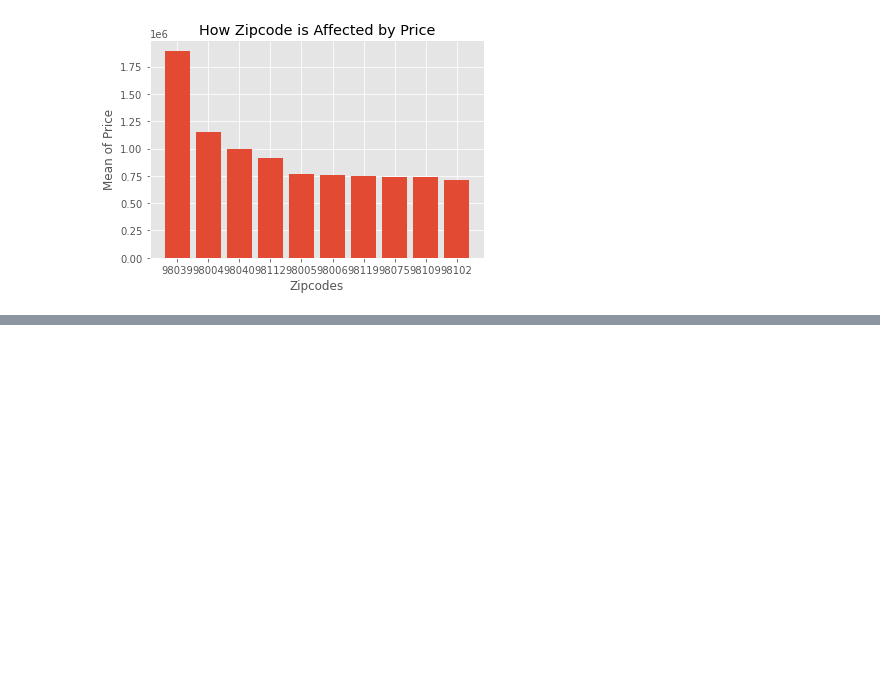
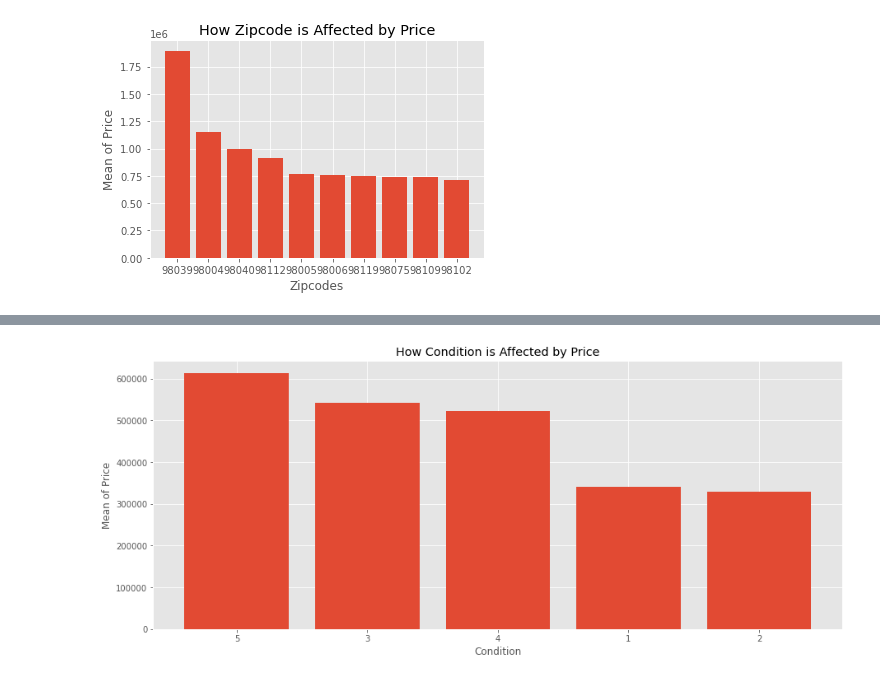
Before and after one commit to john-c-simmons/bsc-phase-two-project, a Jupyter notebook: notebooks/exploratory/mallory/new_notebook.ipynb, the cells around one changed output, grey strips where cells are left out. Saved outputs shown, nothing was run; the diff lists cells and outputs as text; code cells hidden in the pictures; blank space fills up the shorter version.

```diff
--- a/notebooks/exploratory/mallory/new_notebook.ipynb
+++ b/notebooks/exploratory/mallory/new_notebook.ipynb
@@ -650,0 +749,3 @@ plt.show()
+# %%
+condition_groupings = df.groupby('condition').mean()['price'].sort_values(ascending=False)
+condition_groupings
@@ -650,0 +760,9 @@ plt.show()
+# %%
+plt.figure(figsize=(15,6))
+plt.bar(condition_groupings.index.astype(str), condition_groupings.values)
+plt.title('How Condition is Affected by Price')
+plt.xlabel('Condition')
+plt.ylabel('Mean of Price')
+plt.show()
+# %% [output]
+[figure, added]
```
Also changed, not shown: parts of 9 cells of this notebook.
